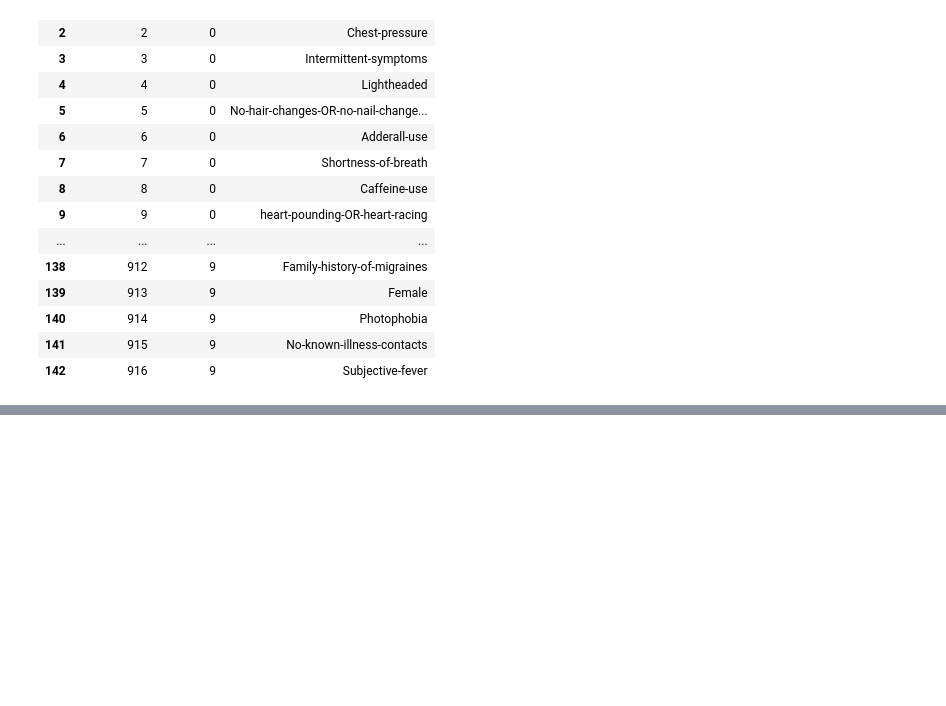
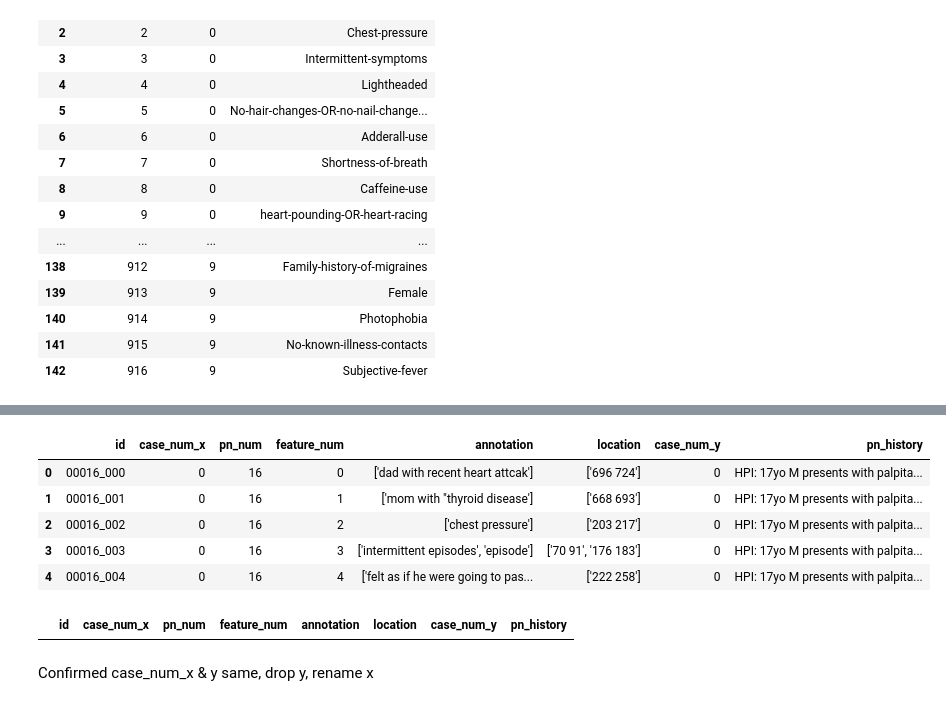
Before and after one commit to codeup-nlp-capstone/clinical_patient_notes, a Jupyter notebook: jag_acquire.ipynb, the cells around one changed output, grey strips where cells are left out. Drawn from its saved outputs; the diff is of its cells as text; code cells hidden in the pictures; blank space fills up the shorter version.

```diff
--- a/jag_acquire.ipynb
+++ b/jag_acquire.ipynb
@@ -38,0 +46,4 @@ features
+# %%
+df = pd.read_csv('train.csv')
+notes = pd.read_csv('patient_notes.csv')
+features = pd.read_csv('features_kaggle.csv')
@@ -38,0 +81,17 @@ features
+# %%
+df = df.merge(notes, how='inner', on='pn_num')
+# %%
+df.head()
+# %% [output]
+|  | id | case_num_x | pn_num | feature_num | annotation | location | case_num_y | pn_history |
+| 0 | 00016_000 | 0 | 16 | 0 | ['dad with recent heart attcak'] | ['696 724'] | 0 | HPI: 17yo M presents with palpita... |
+| 1 | 00016_001 | 0 | 16 | 1 | ['mom with "thyroid disease'] | ['668 693'] | 0 | HPI: 17yo M presents with palpita... |
+| 2 | 00016_002 | 0 | 16 | 2 | ['chest pressure'] | ['203 217'] | 0 | HPI: 17yo M presents with palpita... |
+| 3 | 00016_003 | 0 | 16 | 3 | ['intermittent episodes', 'episode'] | ['70 91', '176 183'] | 0 | HPI: 17yo M presents with palpita... |
+| 4 | 00016_004 | 0 | 16 | 4 | ['felt as if he were going to pas... | ['222 258'] | 0 | HPI: 17yo M presents with palpita... |
+# %%
+df[df.case_num_x != df.case_num_y]
+# %% [output]
+|  | id | case_num_x | pn_num | feature_num | annotation | location | case_num_y | pn_history |
+# %% [markdown]
+Confirmed case_num_x & y same, drop y, rename x
```
Also changed, not shown: parts of 23 cells of this notebook, 2 other files.
